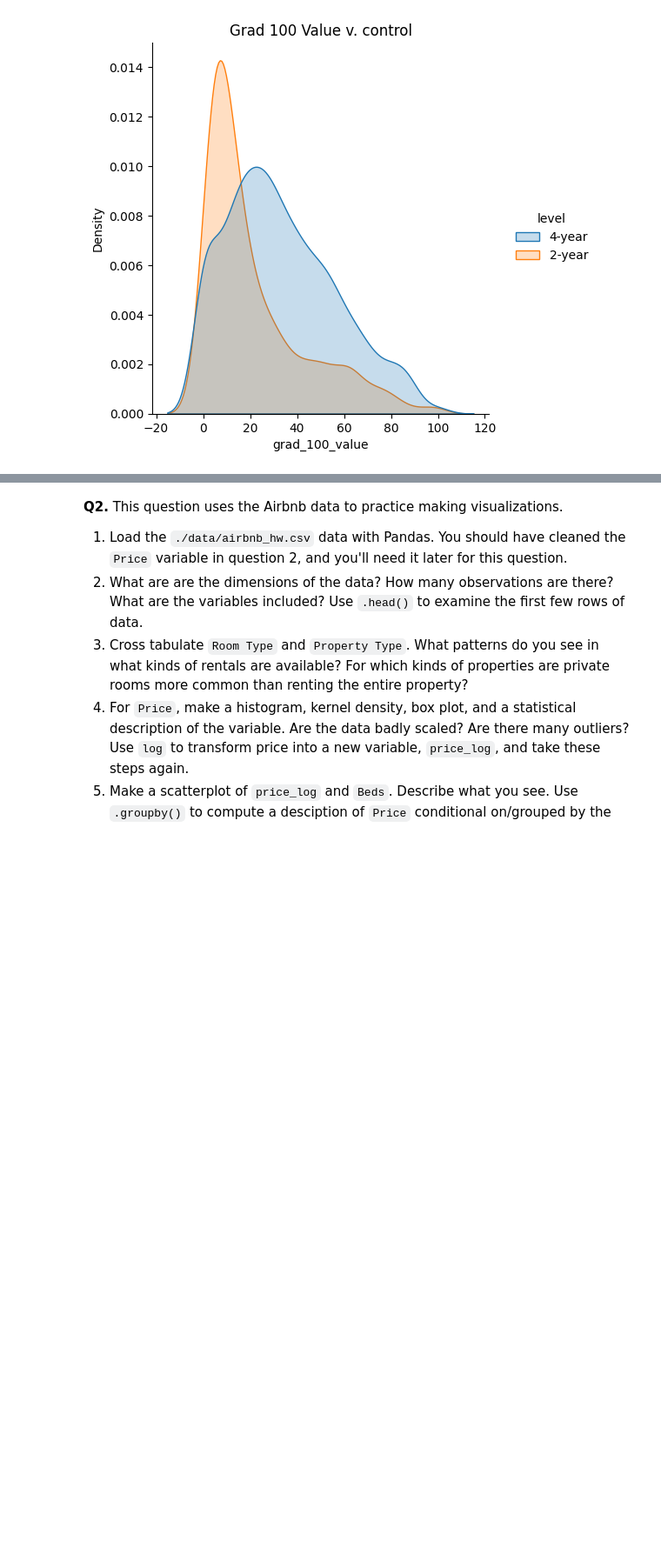
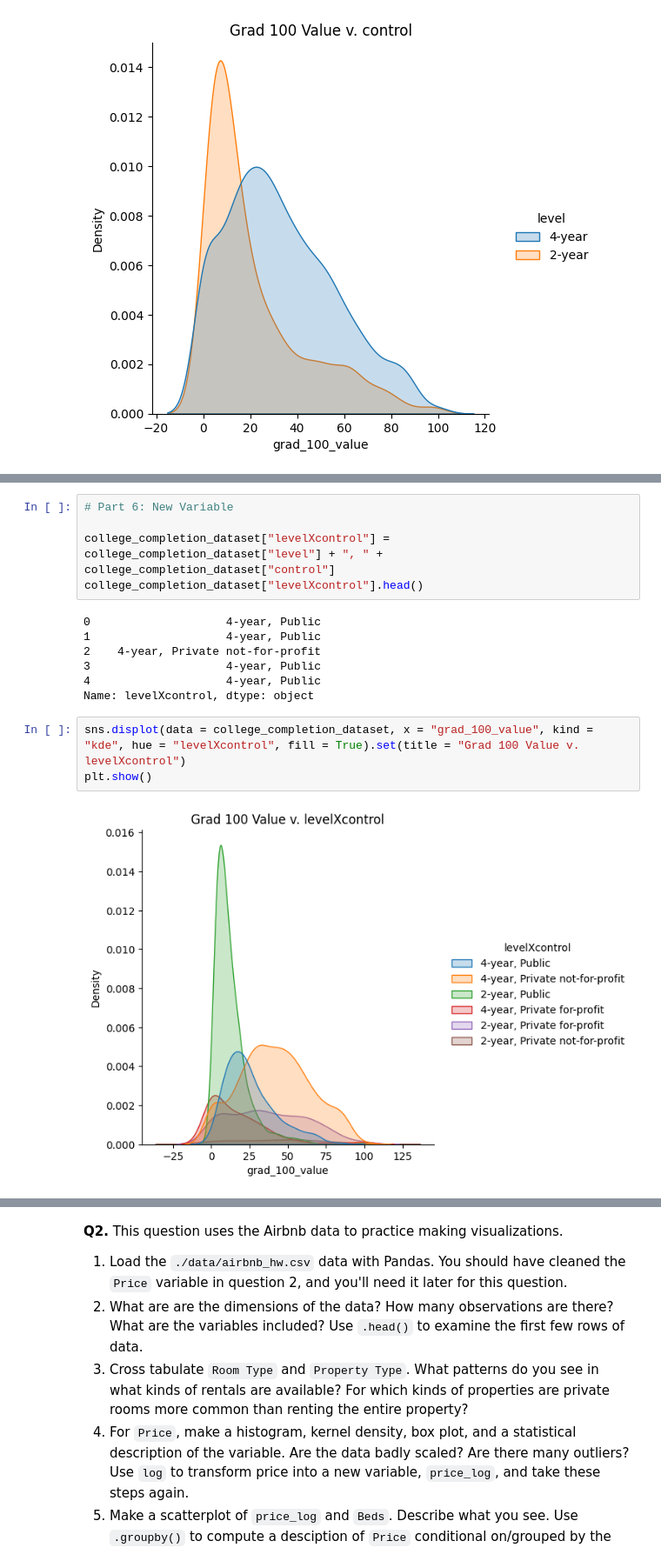
Before and after one commit to tkj9ep/visualization, a Jupyter notebook: assignment/assignment.ipynb, the cells around one changed output, grey strips where cells are left out. Shown at 87% size. Drawn from its saved outputs; the diff is of its cells as text; blank space fills up the shorter version.

```diff
--- a/assignment/assignment.ipynb
+++ b/assignment/assignment.ipynb
@@ -148,0 +172,17 @@ plt.show()
+# %%
+# Part 6: New Variable
+
+college_completion_dataset["levelXcontrol"] = college_completion_dataset["level"] + ", " + college_completion_dataset["control"]
+college_completion_dataset["levelXcontrol"].head()
+# %% [output]
+0                    4-year, Public
+1                    4-year, Public
+2    4-year, Private not-for-profit
+3                    4-year, Public
+4                    4-year, Public
+Name: levelXcontrol, dtype: object
+# %%
+sns.displot(data = college_completion_dataset, x = "grad_100_value", kind = "kde", hue = "levelXcontrol", fill = True).set(title = "Grad 100 Value v. levelXcontrol")
+plt.show()
+# %% [output]
+[figure, added]
```
Also changed, not shown: parts of 20 cells of this notebook.
